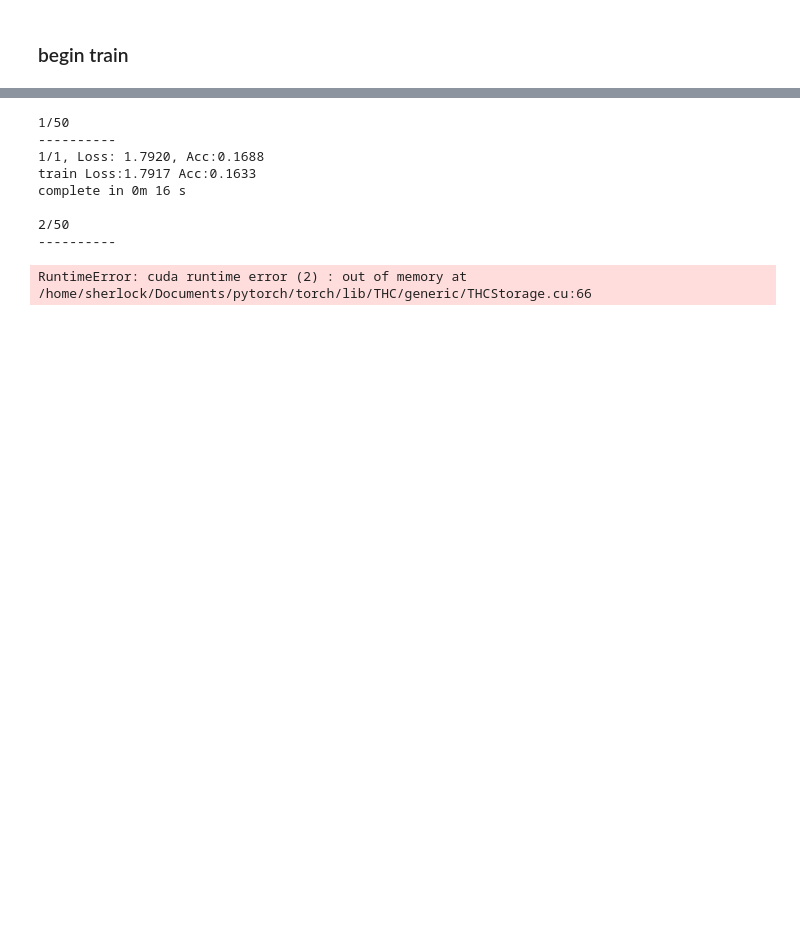
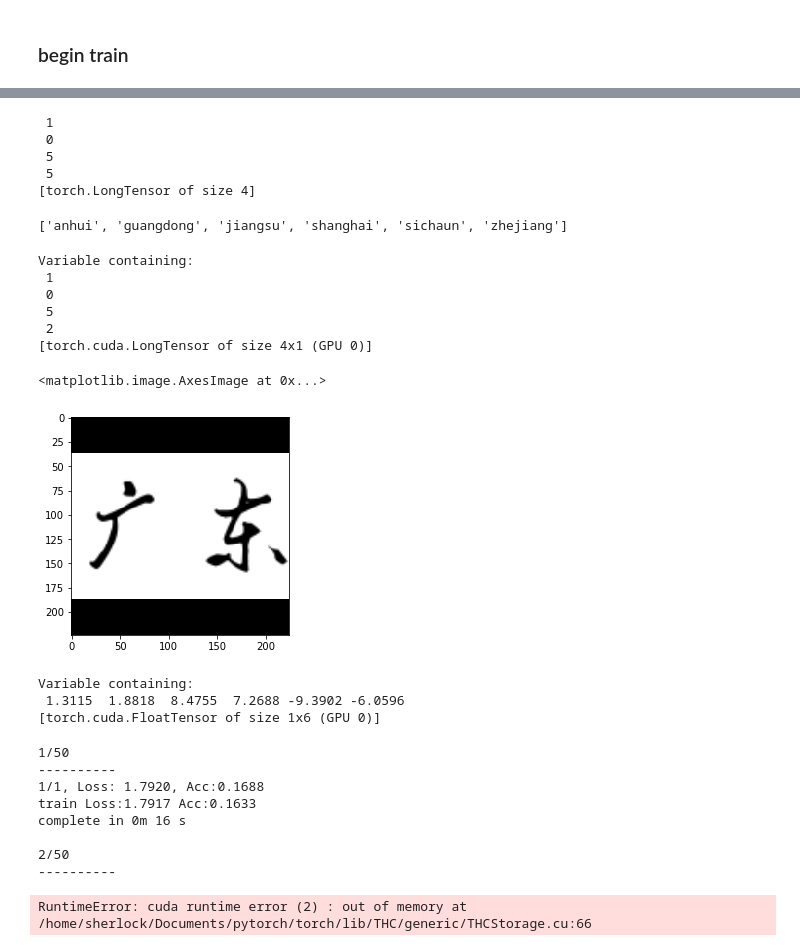
Before and after one commit to leezqcst/express_recognition, a Jupyter notebook: model/vgg.ipynb, the cells around one changed output, grey strips where cells are left out. Saved outputs shown, nothing was run; the diff lists cells and outputs as text; code cells hidden in the pictures; blank space fills up the shorter version.

```diff
--- a/model/vgg.ipynb
+++ b/model/vgg.ipynb
@@ -250,3 +249,52 @@ for epoch in range(num_epoch):
+# %%
+a = dataloader['val']
+img, label = iter(a).next()
+# %%
+label
+# %% [output]
+ 1
+ 0
+ 5
+ 5
+[torch.LongTensor of size 4]
+# %%
+img_classes
+# %% [output]
+['anhui', 'guangdong', 'jiangsu', 'shanghai', 'sichaun', 'zhejiang']
+# %%
+img1 = Variable(img).cuda()
+
+pre = mynet(img1)
+
+_, aa = torch.max(pre, 1)
+
+# aa = aa.data[0]
+# aa = aa.cpu().numpy()
+
+# img_classes[aa]
+aa
+# %% [output]
+Variable containing:
+ 1
+ 0
+ 5
+ 2
+[torch.cuda.LongTensor of size 4x1 (GPU 0)]
+# %%
+pim = img[0].numpy()
+
+pim = np.transpose(pim, (1, 2, 0))
+
+plt.imshow(pim)
+# %% [output]
+<matplotlib.image.AxesImage at 0x...>
+[figure, added]
+# %%
+pre
+# %% [output]
+Variable containing:
+ 1.3115  1.8818  8.4755  7.2688 -9.3902 -6.0596
+[torch.cuda.FloatTensor of size 1x6 (GPU 0)]
 # %%
 for epoch in range(num_epoch): # 开始每个epoch
     since = time.time() # 取得当前时间
```
Also changed, not shown: parts of 7 cells of this notebook.
